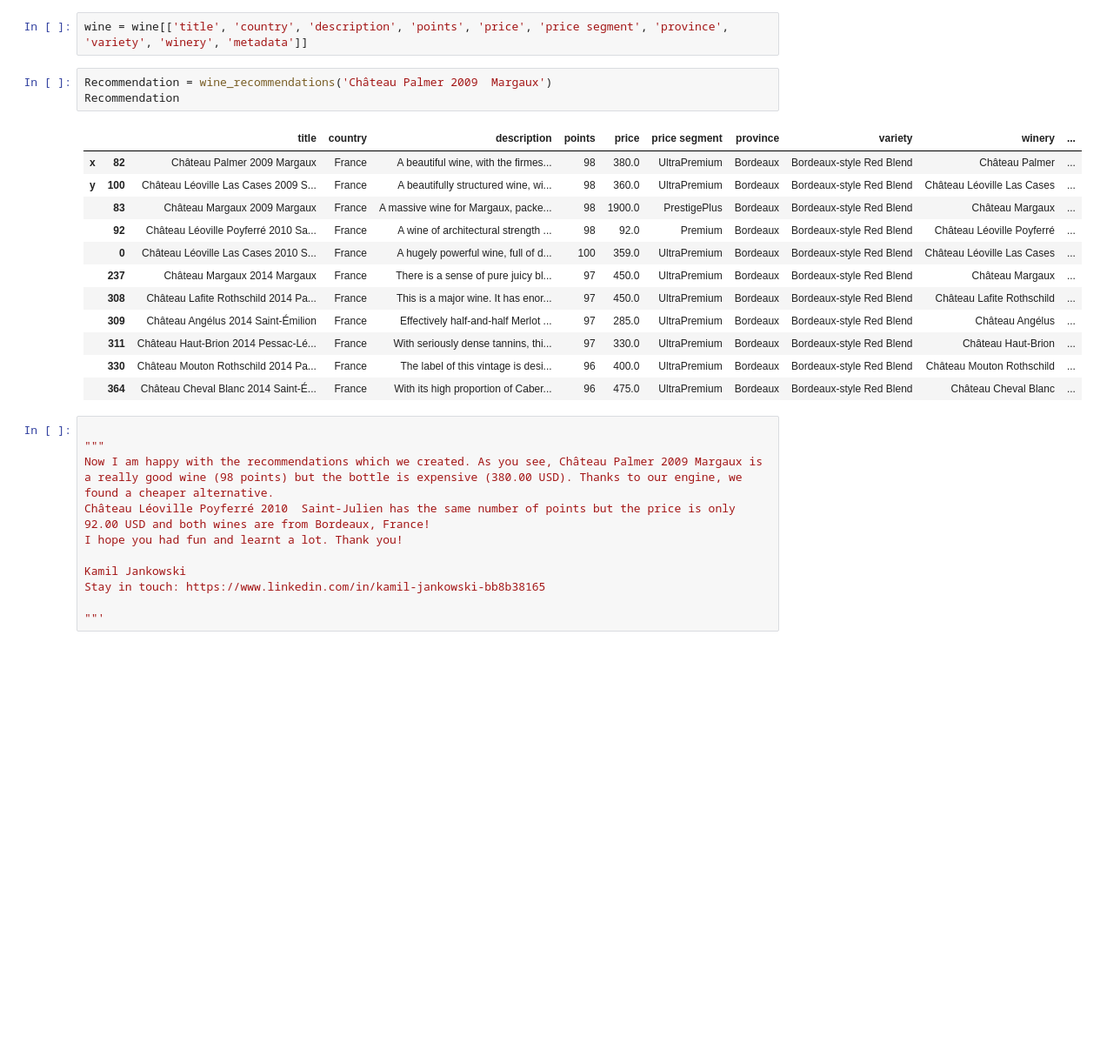
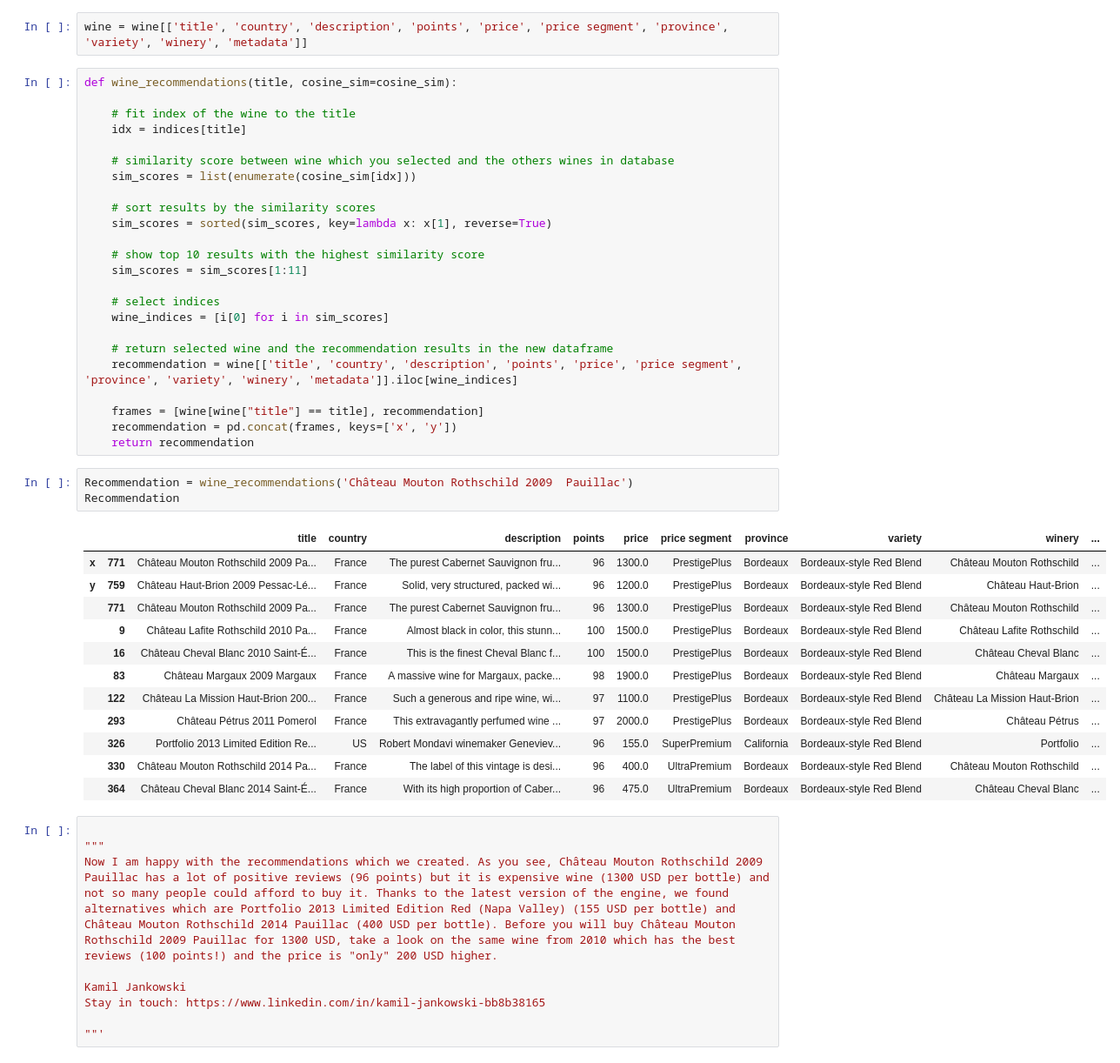
Before and after one commit to kamil-jankowski-profile/Wine-Recommendation-Engine, a Jupyter notebook: Wine Recommendation - Jupyter Notebook.ipynb, the cells around one changed output. Shown: that part at 87% size. Drawn from its saved outputs; the diff is of its cells as text; blank space fills up the shorter version.

```diff
--- a/Wine Recommendation - Jupyter Notebook.ipynb
+++ b/Wine Recommendation - Jupyter Notebook.ipynb
@@ -459,28 +462,50 @@ wine = wine.reset_index()
 indices = pd.Series(wine.index, index=wine['title'])
 # %%
 wine = wine[['title', 'country', 'description', 'points', 'price', 'price segment', 'province', 'variety', 'winery', 'metadata']]
+# %%
+def wine_recommendations(title, cosine_sim=cosine_sim):
+
+    # fit index of the wine to the title
+    idx = indices[title]
+
+    # similarity score between wine which you selected and the others wines in database
+    sim_scores = list(enumerate(cosine_sim[idx]))
+
+    # sort results by the similarity scores
+    sim_scores = sorted(sim_scores, key=lambda x: x[1], reverse=True)
+
+    # show top 10 results with the highest similarity score
+    sim_scores = sim_scores[1:11]
+
+    # select indices
+    wine_indices = [i[0] for i in sim_scores]
+
+    # return selected wine and the recommendation results in the new dataframe
+    recommendation = wine[['title', 'country', 'description', 'points', 'price', 'price segment', 'province', 'variety', 'winery', 'metadata']].iloc[wine_indices]
+
+    frames = [wine[wine["title"] == title], recommendation]
+    recommendation = pd.concat(frames, keys=['x', 'y'])
+    return recommendation
 # %%
-Recommendation = wine_recommendations('Château Palmer 2009  Margaux')
+Recommendation = wine_recommendations('Château Mouton Rothschild 2009  Pauillac')
 Recommendation
 # %% [output]
 |  |  | title | country | description | points | price | price segment | province | variety | winery | ... |
-| x | 82 | Château Palmer 2009 Margaux | France | A beautiful wine, with the firmes... | 98 | 380.0 | UltraPremium | Bordeaux | Bordeaux-style Red Blend | Château Palmer | ... |
-| y | 100 | Château Léoville Las Cases 2009 S... | France | A beautifully structured wine, wi... | 98 | 360.0 | UltraPremium | Bordeaux | Bordeaux-style Red Blend | Château Léoville Las Cases | ... |
+| x | 771 | Château Mouton Rothschild 2009 Pa... | France | The purest Cabernet Sauvignon fru... | 96 | 1300.0 | PrestigePlus | Bordeaux | Bordeaux-style Red Blend | Château Mouton Rothschild | ... |
+| y | 759 | Château Haut-Brion 2009 Pessac-Lé... | France | Solid, very structured, packed wi... | 96 | 1200.0 | PrestigePlus | Bordeaux | Bordeaux-style Red Blend | Château Haut-Brion | ... |
+|  | 771 | Château Mouton Rothschild 2009 Pa... | France | The purest Cabernet Sauvignon fru... | 96 | 1300.0 | PrestigePlus | Bordeaux | Bordeaux-style Red Blend | Château Mouton Rothschild | ... |
+|  | 9 | Château Lafite Rothschild 2010 Pa... | France | Almost black in color, this stunn... | 100 | 1500.0 | PrestigePlus | Bordeaux | Bordeaux-style Red Blend | Château Lafite Rothschild | ... |
+|  | 16 | Château Cheval Blanc 2010 Saint-É... | France | This is the finest Cheval Blanc f... | 100 | 1500.0 | PrestigePlus | Bordeaux | Bordeaux-style Red Blend | Château Cheval Blanc | ... |
 |  | 83 | Château Margaux 2009 Margaux | France | A massive wine for Margaux, packe... | 98 | 1900.0 | PrestigePlus | Bordeaux | Bordeaux-style Red Blend | Château Margaux | ... |
-|  | 92 | Château Léoville Poyferré 2010 Sa... | France | A wine of architectural strength ... | 98 | 92.0 | Premium | Bordeaux | Bordeaux-style Red Blend | Château Léoville Poyferré | ... |
-|  | 0 | Château Léoville Las Cases 2010 S... | France | A hugely powerful wine, full of d... | 100 | 359.0 | UltraPremium | Bordeaux | Bordeaux-style Red Blend | Château Léoville Las Cases | ... |
-|  | 237 | Château Margaux 2014 Margaux | France | There is a sense of pure juicy bl... | 97 | 450.0 | UltraPremium | Bordeaux | Bordeaux-style Red Blend | Château Margaux | ... |
-|  | 308 | Château Lafite Rothschild 2014 Pa... | France | This is a major wine. It has enor... | 97 | 450.0 | UltraPremium | Bordeaux | Bordeaux-style Red Blend | Château Lafite Rothschild | ... |
-|  | 309 | Château Angélus 2014 Saint-Émilion | France | Effectively half-and-half Merlot ... | 97 | 285.0 | UltraPremium | Bordeaux | Bordeaux-style Red Blend | Château Angélus | ... |
-|  | 311 | Château Haut-Brion 2014 Pessac-Lé... | France | With seriously dense tannins, thi... | 97 | 330.0 | UltraPremium | Bordeaux | Bordeaux-style Red Blend | Château Haut-Brion | ... |
+|  | 122 | Château La Mission Haut-Brion 200... | France | Such a generous and ripe wine, wi... | 97 | 1100.0 | PrestigePlus | Bordeaux | Bordeaux-style Red Blend | Château La Mission Haut-Brion | ... |
+|  | 293 | Château Pétrus 2011 Pomerol | France | This extravagantly perfumed wine ... | 97 | 2000.0 | PrestigePlus | Bordeaux | Bordeaux-style Red Blend | Château Pétrus | ... |
+|  | 326 | Portfolio 2013 Limited Edition Re... | US | Robert Mondavi winemaker Geneviev... | 96 | 155.0 | SuperPremium | California | Bordeaux-style Red Blend | Portfolio | ... |
 |  | 330 | Château Mouton Rothschild 2014 Pa... | France | The label of this vintage is desi... | 96 | 400.0 | UltraPremium | Bordeaux | Bordeaux-style Red Blend | Château Mouton Rothschild | ... |
 |  | 364 | Château Cheval Blanc 2014 Saint-É... | France | With its high proportion of Caber... | 96 | 475.0 | UltraPremium | Bordeaux | Bordeaux-style Red Blend | Château Cheval Blanc | ... |
 # %%
 
 """
-Now I am happy with the recommendations which we created. As you see, Château Palmer 2009 Margaux is a really good wine (98 points) but the bottle is expensive (380.00 USD). Thanks to our engine, we found a cheaper alternative.
-Château Léoville Poyferré 2010  Saint-Julien has the same number of points but the price is only 92.00 USD and both wines are from Bordeaux, France!
-I hope you had fun and learnt a lot. Thank you!
+Now I am happy with the recommendations which we created. As you see, Château Mouton Rothschild 2009 Pauillac has a lot of positive reviews (96 points) but it is expensive wine (1300 USD per bottle) and not so many people could afford to buy it. Thanks to the latest version of the engine, we found alternatives which are Portfolio 2013 Limited Edition Red (Napa Valley) (155 USD per bottle) and Château Mouton Rothschild 2014 Pauillac (400 USD per bottle). Before you will buy Château Mouton Rothschild 2009 Pauillac for 1300 USD, take a look on the same wine from 2010 which has the best reviews (100 points!) and the price is "only" 200 USD higher.
 
 Kamil Jankowski
 Stay in touch: https://www.linkedin.com/in/kamil-jankowski-bb8b38165
```
Also changed, not shown: parts of 13 cells of this notebook, 1 other file.
